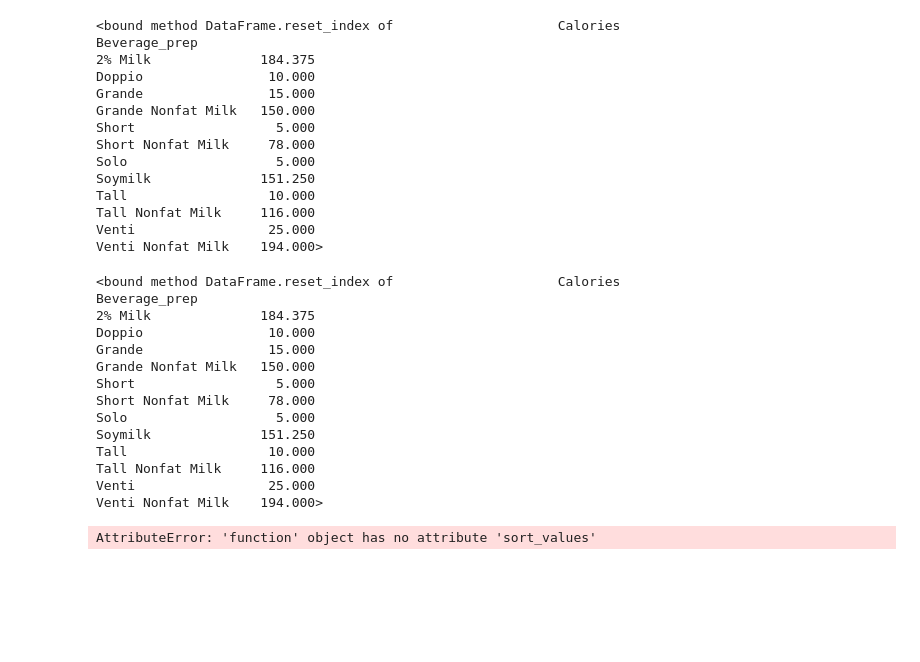
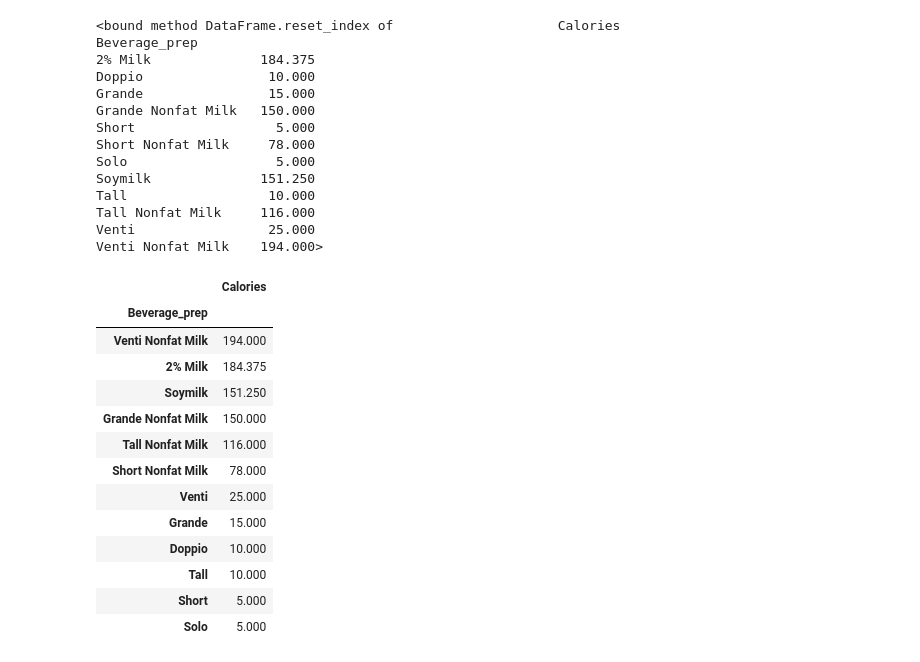
Before and after one commit to euanelrick/codeclan_homework_EuanElrick, a Jupyter notebook: week_12/day_2/homework day 2.ipynb, the cells around one changed output. Drawn from its saved outputs; the diff is of its cells as text; code cells hidden in the pictures; blank space fills up the shorter version.

```diff
--- a/week_12/day_2/homework day 2.ipynb
+++ b/week_12/day_2/homework day 2.ipynb
@@ -205,28 +199,25 @@ Tall Nonfat Milk     116.000
 Venti                 25.000
 Venti Nonfat Milk    194.000>
 # %%
-(
+espresso_groups = (
     espresso_drinks
     .groupby("Beverage_prep")
     .agg({"Calories":"mean"})
-    .reset_index
 )
-# %% [output]
-<bound method DataFrame.reset_index of                     Calories
-Beverage_prep
-2% Milk              184.375
-Doppio                10.000
-Grande                15.000
-Grande Nonfat Milk   150.000
-Short                  5.000
-Short Nonfat Milk     78.000
-Solo                   5.000
-Soymilk              151.250
-Tall                  10.000
-Tall Nonfat Milk     116.000
-Venti                 25.000
-Venti Nonfat Milk    194.000>
 # %%
-espresso_groups.sort_values(["Calories"])
+espresso_groups.sort_values(["Calories"], ascending = False)
 # %% [output]
-AttributeError: 'function' object has no attribute 'sort_values'
+|  | Calories |
+| Beverage_prep |  |
+| Venti Nonfat Milk | 194.000 |
+| 2% Milk | 184.375 |
+| Soymilk | 151.250 |
+| Grande Nonfat Milk | 150.000 |
+| Tall Nonfat Milk | 116.000 |
+| Short Nonfat Milk | 78.000 |
+| Venti | 25.000 |
+| Grande | 15.000 |
+| Doppio | 10.000 |
+| Tall | 10.000 |
+| Short | 5.000 |
+| Solo | 5.000 |
```
Also changed, not shown: parts of 2 cells of this notebook, 6 other files.
